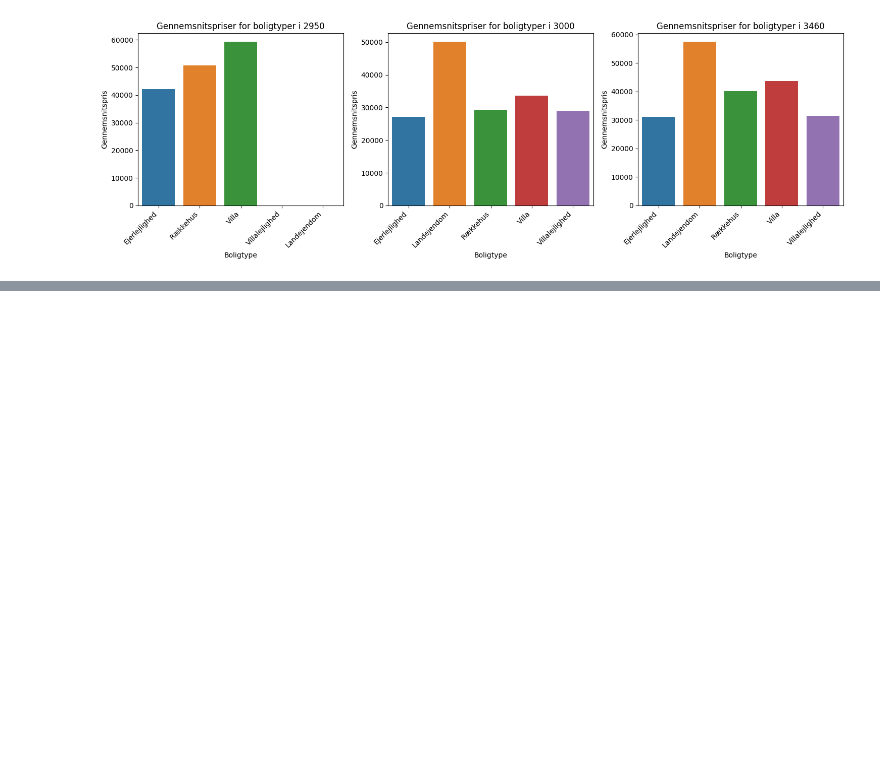
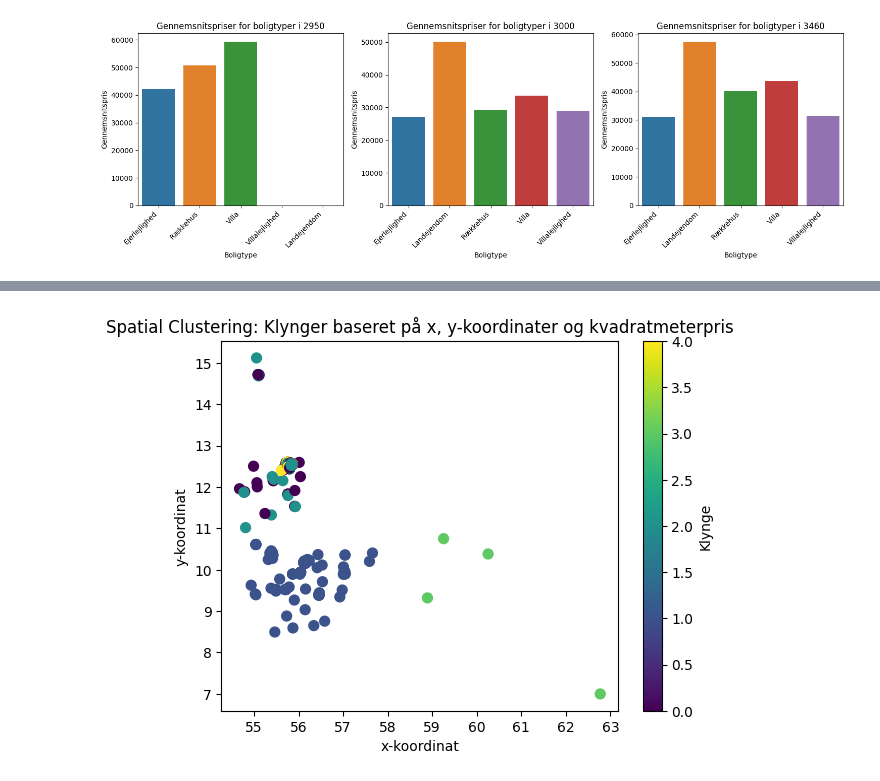
Before and after one commit to OwaisAD/PyHousr, a Jupyter notebook: plot.ipynb, the cells around one changed output, grey strips where cells are left out. Cells and saved outputs as stored; diff of their text form; code cells hidden in the pictures; blank space fills up the shorter version.

```diff
--- a/plot.ipynb
+++ b/plot.ipynb
@@ -147,0 +256,78 @@ for i, (df, city) in enumerate(zip(dataframes, cities)):
+# %%
+import pandas as pd
+import matplotlib.pyplot as plt
+from sklearn.cluster import KMeans
+from sklearn.preprocessing import StandardScaler
+
+#cities = ['2800', '2820', '2830', '2840', '2850', '2900', '2920', '2930', '2942', '2950', '3000', '3460']
+cities = ['2800', '2820', '2830', '2850', '2900', '2920',  '2942', '2950']
+
+dataframes = []
+
+for city in cities:
+    filename = f'./data/house_data/house_data_{city}.csv'
+    df = pd.read_csv(filename)
+    dataframes.append(df)
+
+combined_df = pd.concat(dataframes, ignore_index=True)
+
+# Vis hele dataframe uden begrænsninger
+pd.set_option("display.max_rows", None)  # Vis alle rækker
+
+# Test om der er NaN-værdier i dataframe
+is_nan = combined_df.isna().any().any()
+
+# Check resultatet
+if is_nan:
+    print("Der er NaN-værdier i dataframe.")
+else:
+    print("Der er ingen NaN-værdier i dataframe.")
+
+# Fjern rækker med NaN-værdier
+combined_df = combined_df.dropna()
+
+# Nulstil indekset i den opdaterede dataframe
+combined_df = combined_df.reset_index(drop=True)
+
+# Find rækker med NaN-værdier
+nan_rows = combined_df[combined_df.isna().any(axis=1)]
+
+# Udskriv indekserne for rækkerne med NaN-værdier
+print("Indekser for rækker med NaN-værdier:")
+print(nan_rows.index)
+
+# Udskriv dataframe
+combined_df
+
+
+
+# Prepare your data
+numerical_features = combined_df[['X', 'Y', 'Squaremeter price']]
+
+# Standardize the numerical features
+scaler = StandardScaler()
+numerical_features_scaled = scaler.fit_transform(numerical_features)
+
+# Perform Spatial Clustering using K-means
+kmeans = KMeans(n_clusters=5)
+kmeans.fit(numerical_features_scaled)
+
+# Get the cluster assignments for each data point
+cluster_labels = kmeans.predict(numerical_features_scaled)
+
+# Add cluster labels as a new column in your dataframe
+combined_df["Cluster"] = cluster_labels
+
+# Visualize the clusters
+plt.scatter(combined_df["X"], combined_df["Y"], c=combined_df["Cluster"], s=50, cmap='viridis')
+plt.xlabel("x-koordinat")
+plt.ylabel("y-koordinat")
+plt.title("Spatial Clustering: Klynger baseret på x, y-koordinater og kvadratmeterpris")
+
+# Add colorbar for cluster labels
+cbar = plt.colorbar()
+cbar.set_label("Klynge")
+
+# Show the plot
+plt.show()
+# %% [output]
@@ -147,0 +337 @@ for i, (df, city) in enumerate(zip(dataframes, cities)):
+[figure, added]
```
Also changed, not shown: parts of 3 cells of this notebook, 10 other files.
